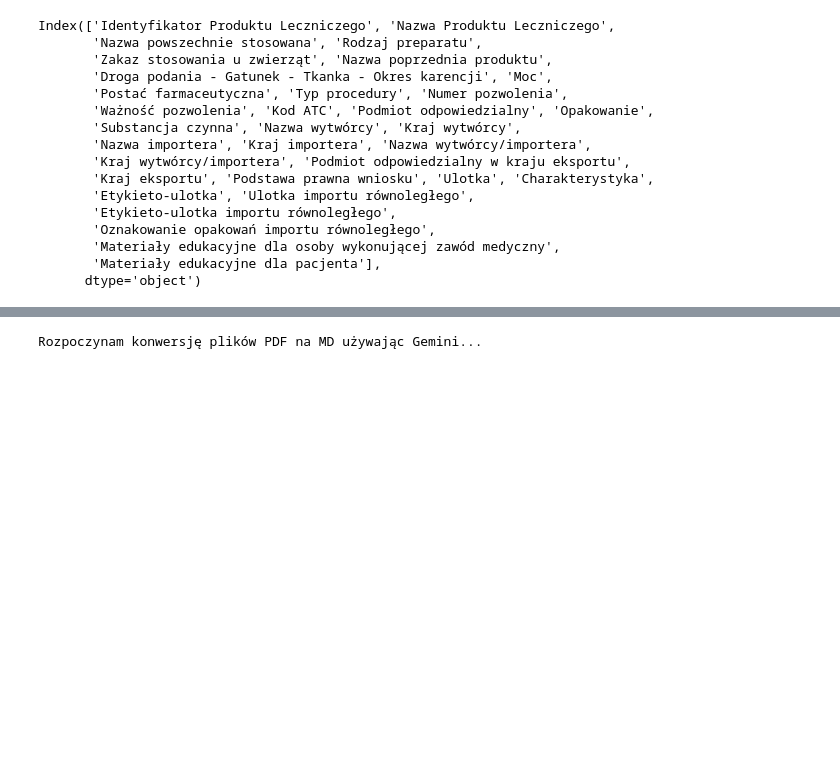
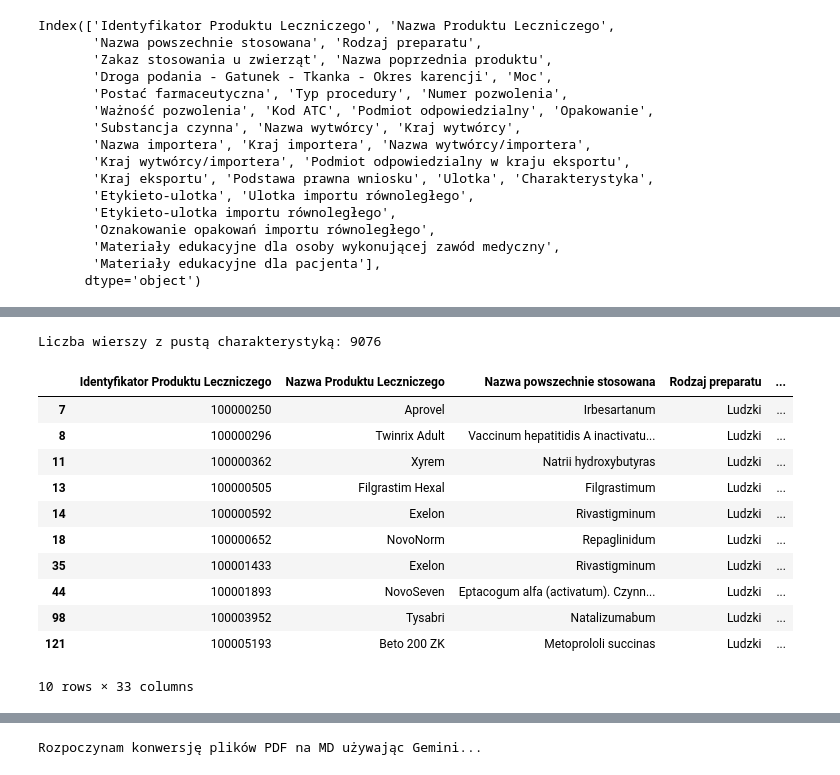
Before and after one commit to Belkius/pharmai, a Jupyter notebook: data_prep.ipynb, the cells around one changed output, grey strips where cells are left out. Cells and saved outputs as stored; diff of their text form; code cells hidden in the pictures; blank space fills up the shorter version.

```diff
--- a/data_prep.ipynb
+++ b/data_prep.ipynb
@@ -55,0 +56,19 @@ Liczba wierszy z niepustą charakterystyką: 13171
+# %%
+print(f"Liczba wierszy z pustą charakterystyką: {df['Charakterystyka'].isna().sum()}")
+# %% [output]
+Liczba wierszy z pustą charakterystyką: 9076
+# %%
+df[df['Charakterystyka'].isna()].head(10)
+# %% [output]
+|  | Identyfikator Produktu Leczniczego | Nazwa Produktu Leczniczego | Nazwa powszechnie stosowana | Rodzaj preparatu | ... |
+| 7 | 100000250 | Aprovel | Irbesartanum | Ludzki | ... |
+| 8 | 100000296 | Twinrix Adult | Vaccinum hepatitidis A inactivatu... | Ludzki | ... |
+| 11 | 100000362 | Xyrem | Natrii hydroxybutyras | Ludzki | ... |
+| 13 | 100000505 | Filgrastim Hexal | Filgrastimum | Ludzki | ... |
+| 14 | 100000592 | Exelon | Rivastigminum | Ludzki | ... |
+| 18 | 100000652 | NovoNorm | Repaglinidum | Ludzki | ... |
+| 35 | 100001433 | Exelon | Rivastigminum | Ludzki | ... |
+| 44 | 100001893 | NovoSeven | Eptacogum alfa (activatum). Czynn... | Ludzki | ... |
+| 98 | 100003952 | Tysabri | Natalizumabum | Ludzki | ... |
+| 121 | 100005193 | Beto 200 ZK | Metoprololi succinas | Ludzki | ... |
+10 rows × 33 columns
```
Also changed, not shown: parts of 23 cells of this notebook, 5 other files.
